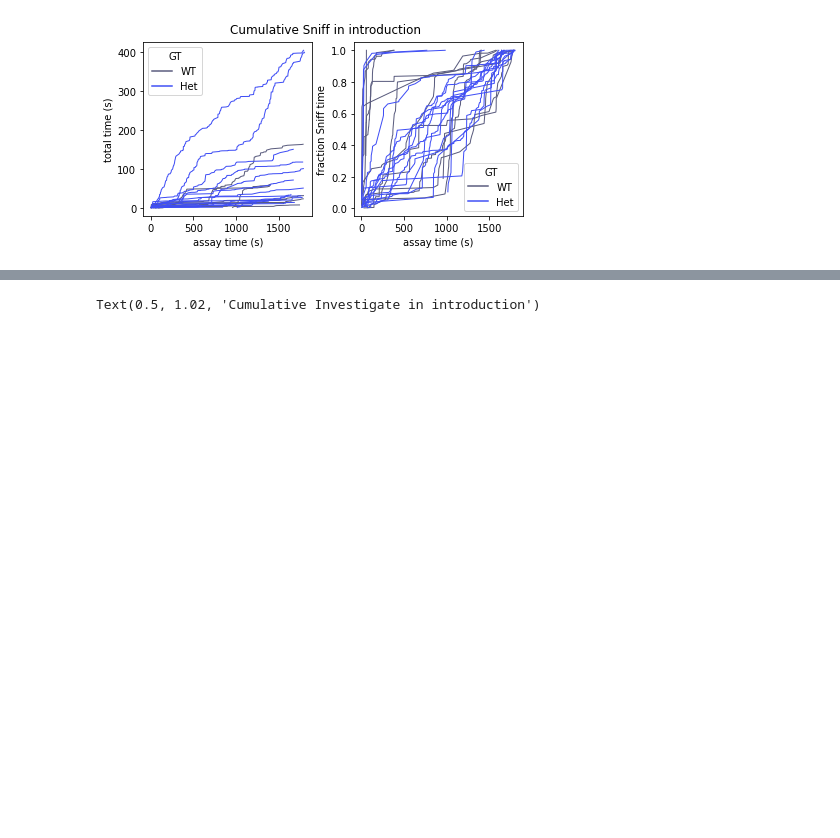
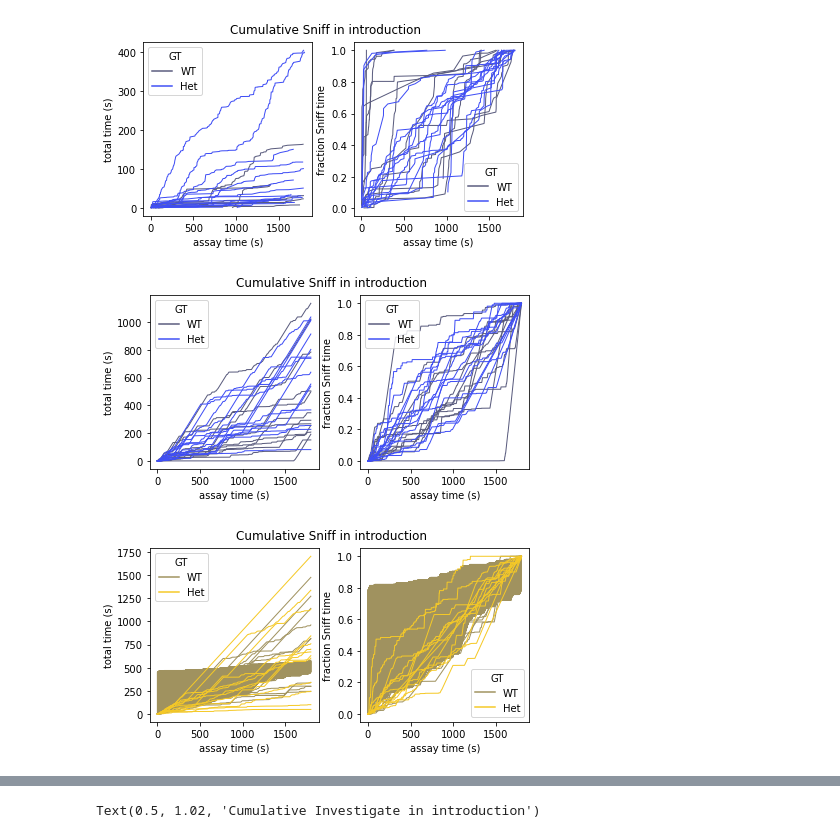
Before and after one commit to nhoglen/scn2a-paper-GWJSNH-code, a Jupyter notebook: 240730_proto_plottingCDFs.ipynb, the cells around one changed output, grey strips where cells are left out. Drawn from its saved outputs; the diff is of its cells as text; code cells hidden in the pictures; blank space fills up the shorter version.

```diff
--- a/240730_proto_plottingCDFs.ipynb
+++ b/240730_proto_plottingCDFs.ipynb
@@ -22,7 +23,8 @@ from sklearn.decomposition import PCA
 assay = 'introduction'
 behavior = 'Sniff'
 
-computer = 'Ernest'
+# computer = 'Ernest'
+computer = 'Dorian'
 
 match computer:
     case 'Dorian':
@@ -114,0 +267,6 @@ def consolidate_single_behavior_table(assay,behavior,nwbpath,printy):
+# %%
+def single_behavior_binned_collate_data_and_plot(assay,behavior,printy):
+    (rawdf,bindf) = consolidate_single_behavior_table_with_bins(assay,behavior,nwbpath,printy)
+    make_cumulative_binned_plots(bindf,'M',behavior,assay)
+    make_cumulative_binned_plots(bindf,'F',behavior,assay)
+    return bindf
@@ -253,3 +448,12 @@ f.suptitle(f'Cumulative {behavior} in {assay}', y=1.02)
 # %% [output]
 Text(0.5, 1.02, 'Cumulative Sniff in introduction')
 [figure]
+# %%
+# ----- INTRODUCTION SNIFFS -----
+assay = 'introduction'
+behavior = 'Sniff'
+printy = False
+IntSniffBins = single_behavior_binned_collate_data_and_plot(assay,behavior,printy)
+# %% [output]
+[figure, added]
+[figure, added]
```
Also changed, not shown: parts of 21 cells of this notebook.
